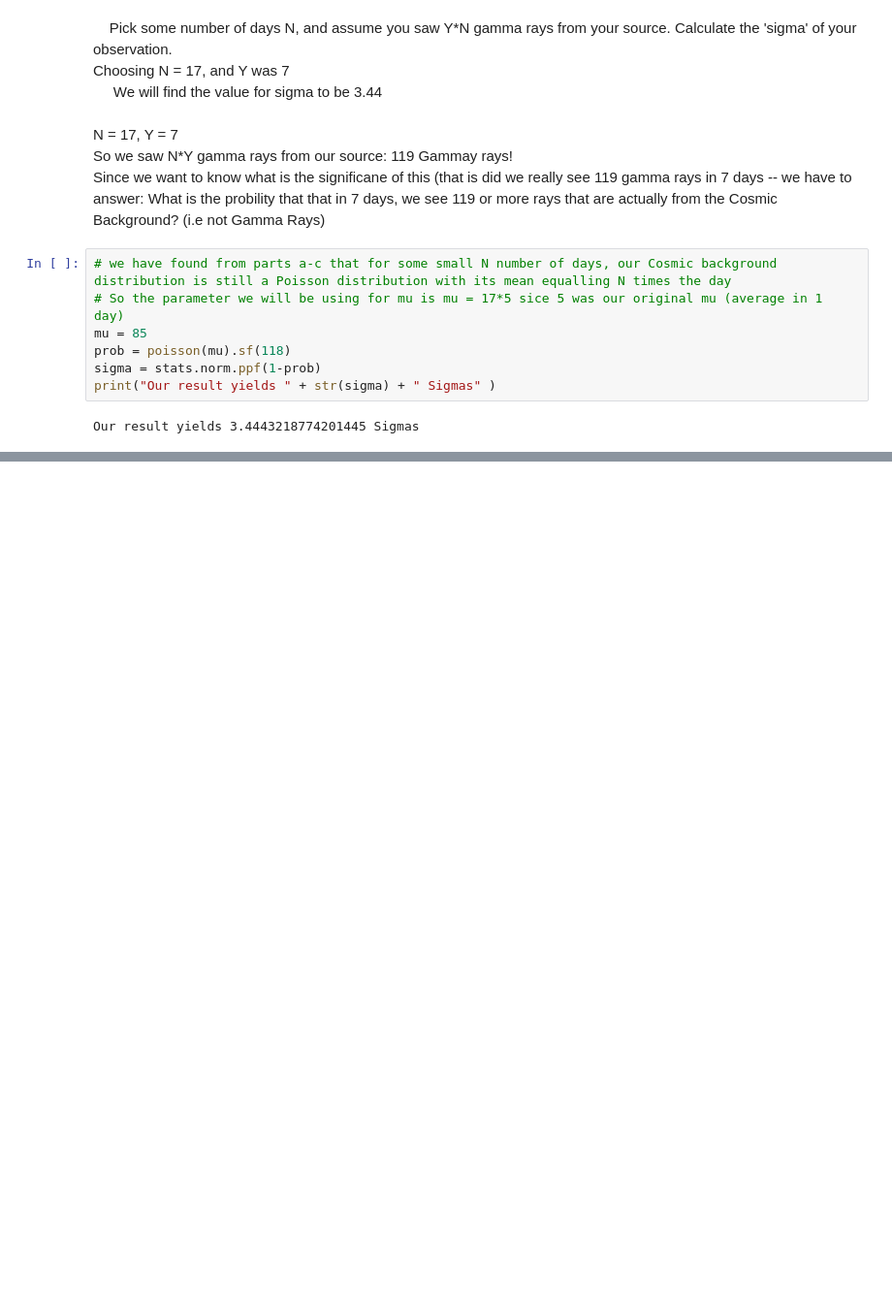
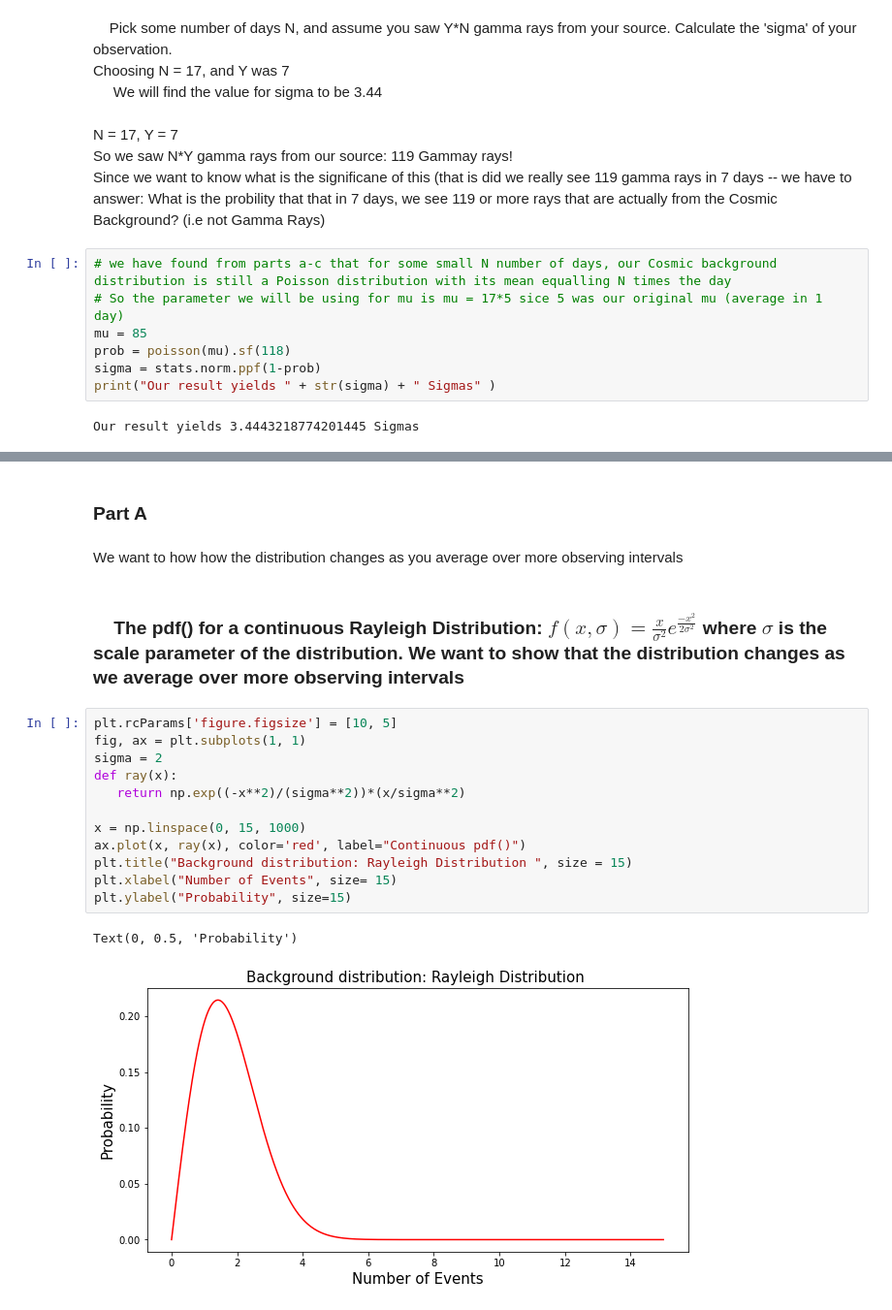
Before and after one commit to MinniVan/PHYS-434, a Jupyter notebook: lab-2.ipynb, the cells around one changed output, grey strips where cells are left out. Shown at 97% size. Drawn from its saved outputs; the diff is of its cells as text; blank space fills up the shorter version.

```diff
--- a/lab-2.ipynb
+++ b/lab-2.ipynb
@@ -478,0 +482,21 @@ Our result yields 3.4443218774201445 Sigmas
+# %% [markdown]
+### Part A
+# %% [markdown]
+We want to how how the distribution changes as you average over more observing intervals
+# %% [markdown]
+### &nbsp;&nbsp;&nbsp; The pdf() for a continuous Rayleigh Distribution: $ f(x, \sigma) = \frac{x}{\sigma^2} e^{\frac{-x^2}{2 \sigma^2}}$ where $\sigma$ is the scale parameter of the distribution. We want to show that the distribution changes as we average over more observing intervals
+# %%
+plt.rcParams['figure.figsize'] = [10, 5]
+fig, ax = plt.subplots(1, 1)
+sigma = 2
+def ray(x):
+   return np.exp((-x**2)/(sigma**2))*(x/sigma**2)
+
+x = np.linspace(0, 15, 1000)
+ax.plot(x, ray(x), color='red', label="Continuous pdf()")
+plt.title("Background distribution: Rayleigh Distribution ", size = 15)
+plt.xlabel("Number of Events", size= 15)
+plt.ylabel("Probability", size=15)
+# %% [output]
+Text(0, 0.5, 'Probability')
+[figure, added]
```
Also changed, not shown: parts of 14 cells of this notebook.
